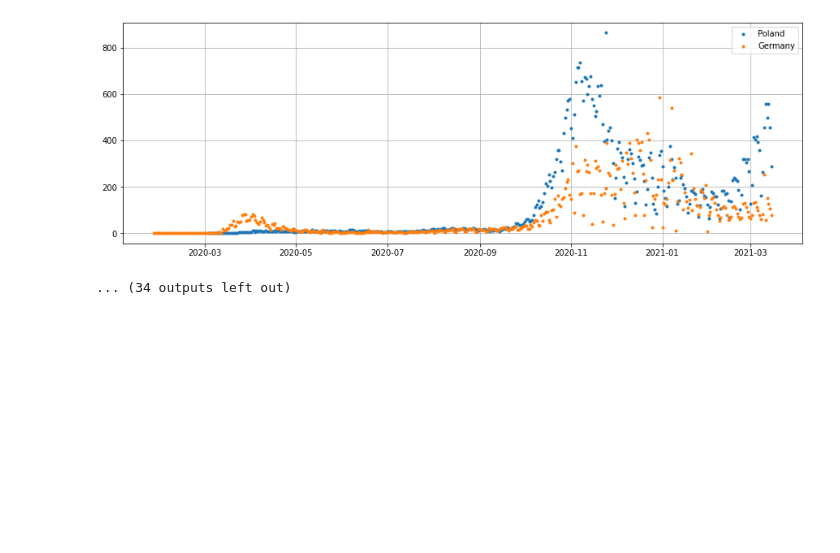
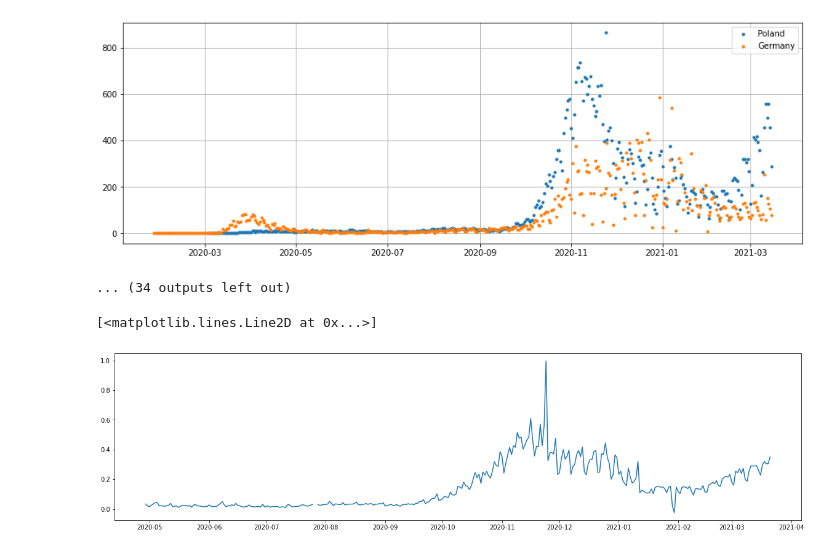
Before and after one commit to marcelina-studzinska/IET_Data_Exploration, a Jupyter notebook: Explore_covid.ipynb, the cells around one changed output. Saved outputs shown, nothing was run; the diff lists cells and outputs as text; code cells hidden in the pictures; blank space fills up the shorter version.

```diff
--- a/Explore_covid.ipynb
+++ b/Explore_covid.ipynb
@@ -117,3 +134,13 @@ total_cases_per_million
 new_cases_per_million
 [figure]
 ... (34 outputs left out)
+# %%
+data_country = data[data['location']=='Poland']
+# %%
+x = data_country['new_cases']/data_country['new_tests']
+# %%
+plt.figure(figsize=(20,5))
+plt.plot(x)
+# %% [output]
+[<matplotlib.lines.Line2D at 0x...>]
+[figure, added]
```
Also changed, not shown: parts of 5 cells of this notebook, 27 other files.
